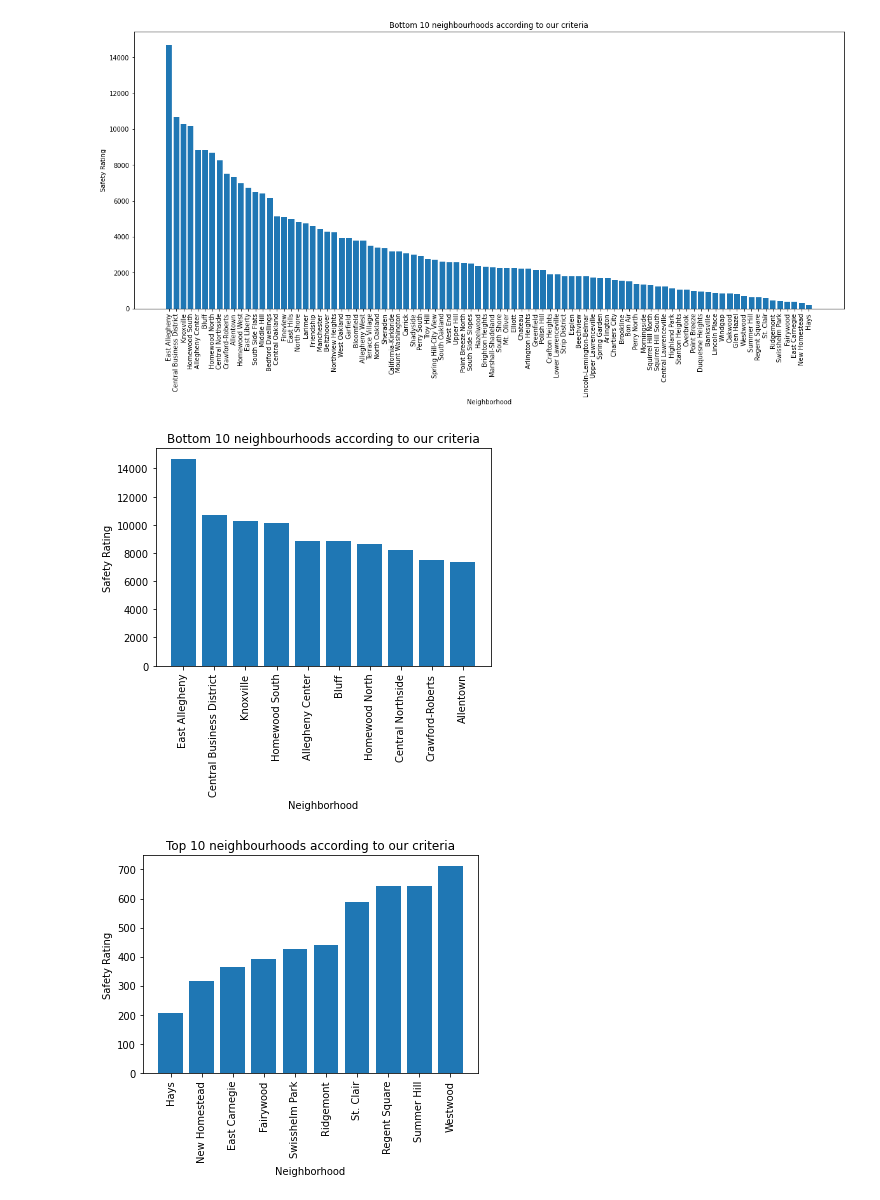
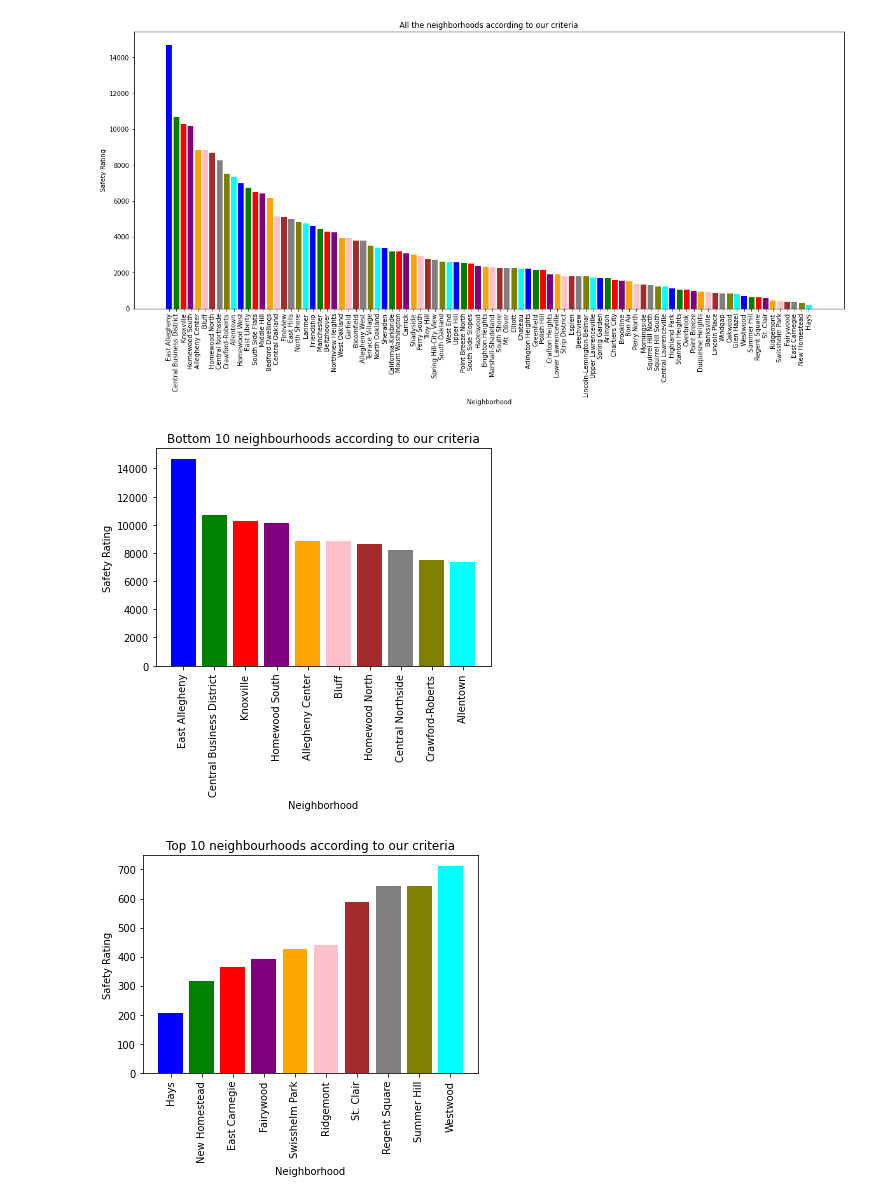
Before and after one commit to colegoucher/Final-Project, a Jupyter notebook: Danger_rating.ipynb, the cells around one changed output. Cells and saved outputs as stored; diff of their text form; code cells hidden in the pictures.

```diff
--- a/Danger_rating.ipynb
+++ b/Danger_rating.ipynb
@@ -4,46 +4,40 @@ import pandas as pd
 import numpy as np
 %matplotlib inline
 import matplotlib.pyplot as plt
+
 n=pd.read_csv("neighbourhood.csv")
 top10 = n.nlargest(100, 'Danger rating')
+colors = ['blue', 'green', 'red', 'purple', 'orange', 'pink', 'brown', 'gray', 'olive', 'cyan']
 plt.figure(figsize=(20, 8))
-plt.bar(top10['Neighbourhood'], top10['Danger rating'])
+plt.bar(top10['Neighbourhood'], top10['Danger rating'], color=colors)
 plt.xlabel('Neighborhood')
 plt.ylabel('Safety Rating')
-plt.title('Bottom 10 neighbourhoods according to our criteria')
+plt.title('All the neighborhoods according to our criteria')
 plt.xticks(rotation='vertical')
 plt.show()
 # %% [output]
-[figure, old version]
+[figure, new version]
 # %%
-import os
-import pandas as pd
-import numpy as np
-%matplotlib inline
-import matplotlib.pyplot as plt
 n=pd.read_csv("neighbourhood.csv")
 top10 = n.nlargest(10, 'Danger rating')
-plt.bar(top10['Neighbourhood'], top10['Danger rating'])
+colors = ['blue', 'green', 'red', 'purple', 'orange', 'pink', 'brown', 'gray', 'olive', 'cyan']
+plt.bar(top10['Neighbourhood'], top10['Danger rating'], color=colors)
 plt.xlabel('Neighborhood')
 plt.ylabel('Safety Rating')
 plt.title('Bottom 10 neighbourhoods according to our criteria')
 plt.xticks(rotation='vertical')
 plt.show()
 # %% [output]
-[figure, old version]
+[figure, new version]
 # %%
-import os
-import pandas as pd
-import numpy as np
-%matplotlib inline
-import matplotlib.pyplot as plt
 n=pd.read_csv("neighbourhood.csv")
 top10 = n.nsmallest(10, 'Danger rating')
-plt.bar(top10['Neighbourhood'], top10['Danger rating'])
+colors = ['blue', 'green', 'red', 'purple', 'orange', 'pink', 'brown', 'gray', 'olive', 'cyan']
+plt.bar(top10['Neighbourhood'], top10['Danger rating'], color=colors)
 plt.xlabel('Neighborhood')
 plt.ylabel('Safety Rating')
 plt.title('Top 10 neighbourhoods according to our criteria')
 plt.xticks(rotation='vertical')
 plt.show()
 # %% [output]
-[figure, old version]
+[figure, new version]
```
Also changed, not shown: 1 other file.
